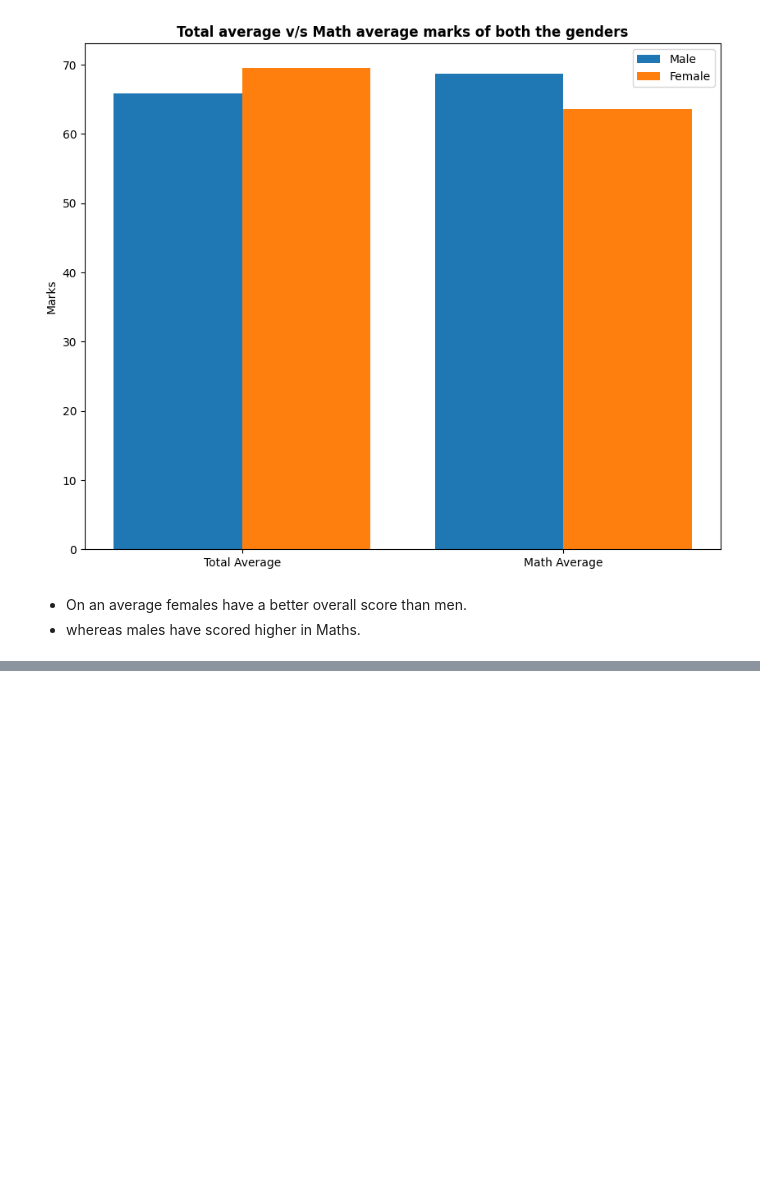
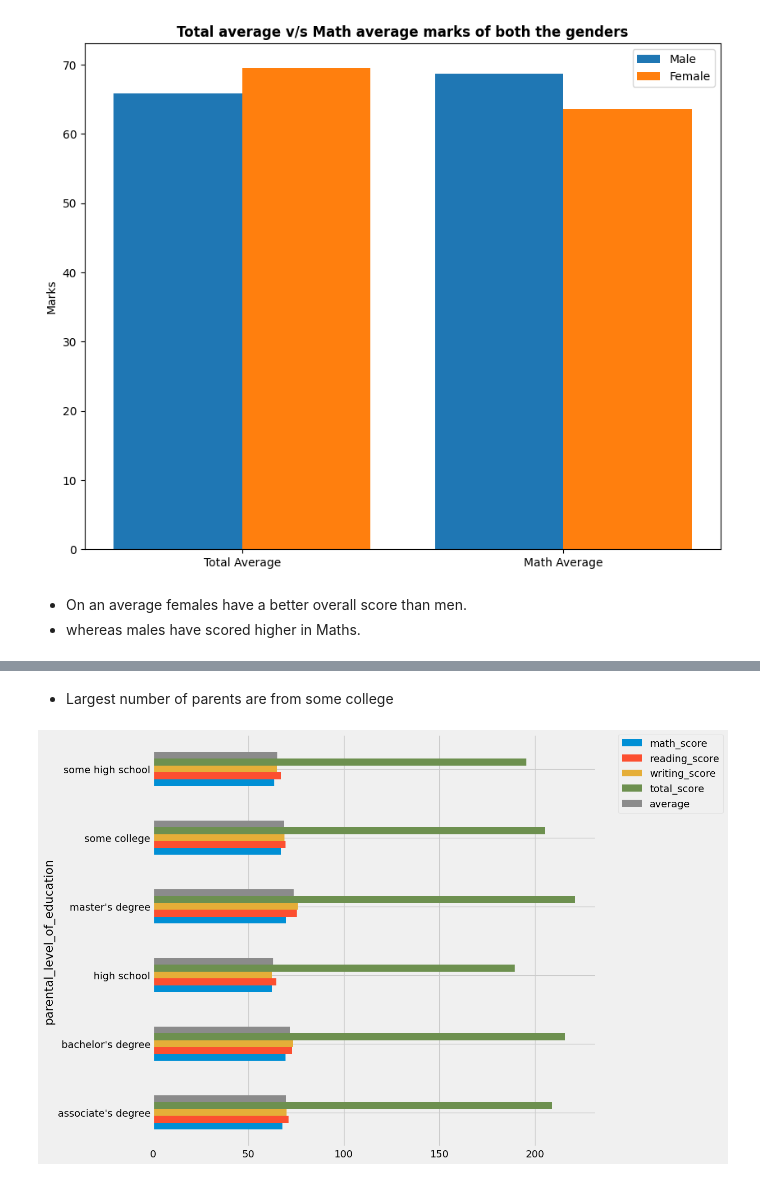
Before and after one commit to Prakhar1709/MlProject, a Jupyter notebook: notebook/EDA.ipynb, the cells around one changed output, grey strips where cells are left out. Cells and saved outputs as stored; diff of their text form; code cells hidden in the pictures; blank space fills up the shorter version.

```diff
--- a/notebook/EDA.ipynb
+++ b/notebook/EDA.ipynb
@@ -391,0 +448,8 @@ plt.show()
+# %% [markdown]
+- Largest number of parents are from some college
+# %%
+df.groupby('parental_level_of_education')[df.select_dtypes(include='number').columns].mean().plot(kind='barh', figsize=(10,10))
+plt.legend(bbox_to_anchor=(1.05, 1), loc=2, borderaxespad=0.)
+plt.show()
+# %% [output]
+[figure, added]
```
Also changed, not shown: parts of 23 cells of this notebook.
